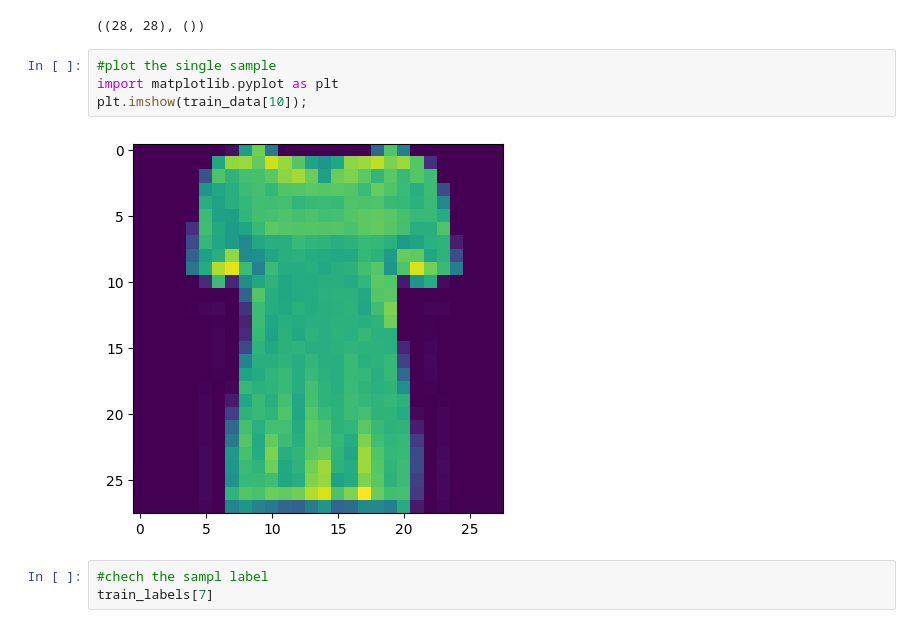
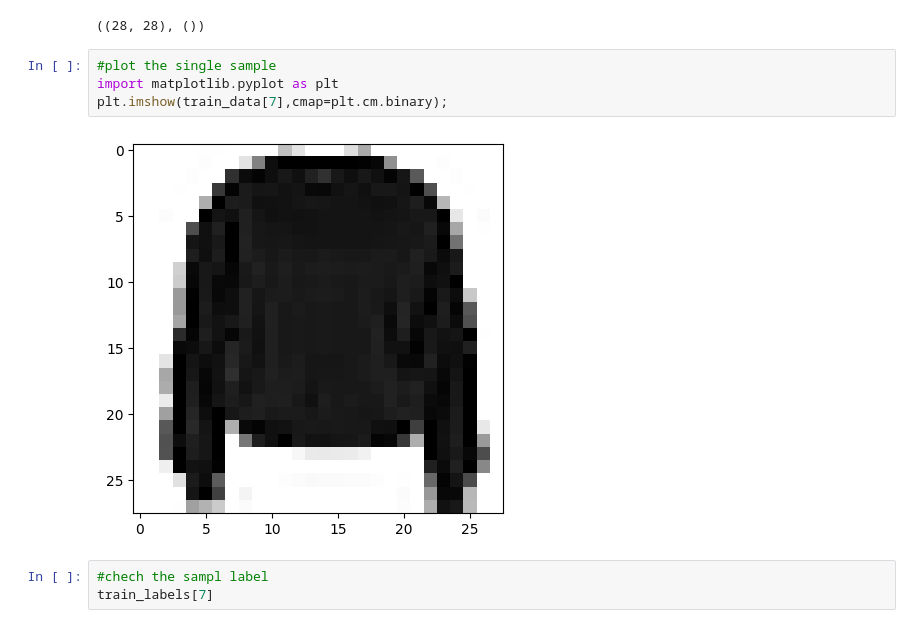
Before and after one commit to 9bishal/Learning-Tensorflow, a Jupyter notebook: Introduction_to_neural_network_classification_in_TensorFlow.ipynb, the cells around one changed output. Cells and saved outputs as stored; diff of their text form.

```diff
--- a/Introduction_to_neural_network_classification_in_TensorFlow.ipynb
+++ b/Introduction_to_neural_network_classification_in_TensorFlow.ipynb
@@ -945,9 +953,9 @@ train_data[0].shape, train_labels[0].shape
 # %%
 #plot the single sample
 import matplotlib.pyplot as plt
-plt.imshow(train_data[10]);
+plt.imshow(train_data[7],cmap=plt.cm.binary);
 # %% [output]
-[figure, old version]
+[figure, new version]
 # %%
 #chech the sampl label
 train_labels[7]
```
Also changed, not shown: parts of 48 cells of this notebook.
